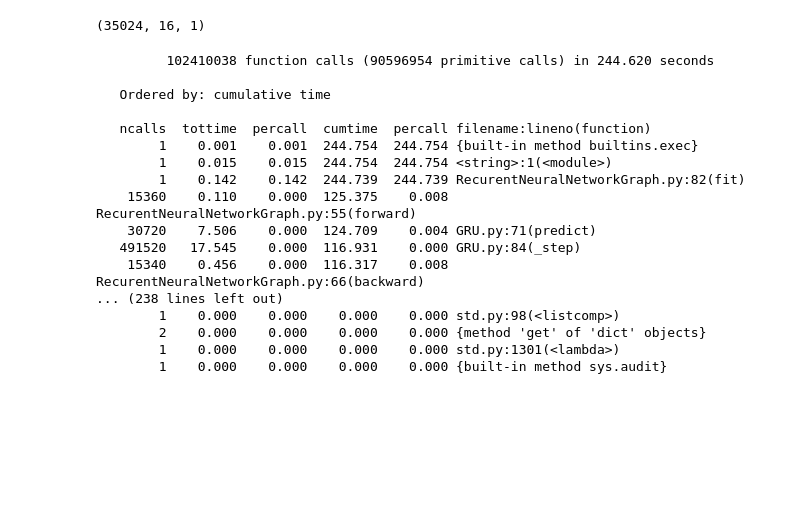
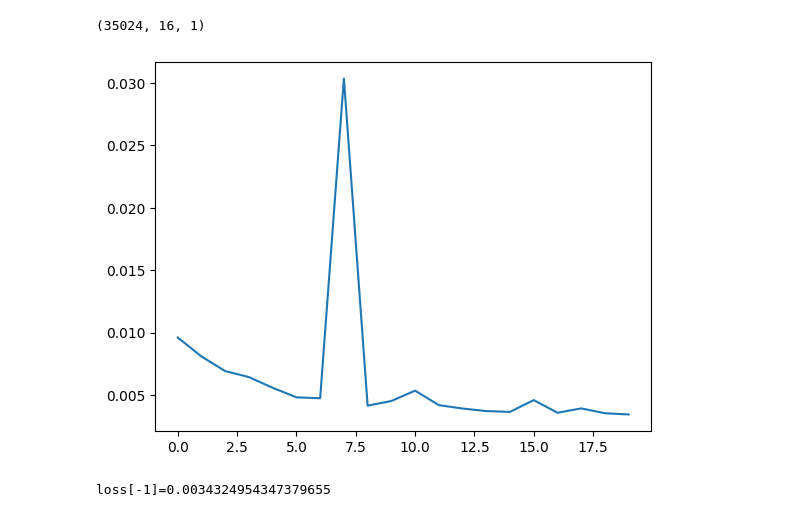
Before and after one commit to SudYar/FOSII, a Jupyter notebook: src/main/python/sudyar/jupyter/Lab3/RNN_Electric.ipynb, the cells around one changed output. Cells and saved outputs as stored; diff of their text form; code cells hidden in the pictures; blank space fills up the shorter version.

Commit message:
Добавлен LSTM написанный с автоградом

```diff
--- a/src/main/python/sudyar/jupyter/Lab3/RNN_Electric.ipynb
+++ b/src/main/python/sudyar/jupyter/Lab3/RNN_Electric.ipynb
@@ -20,4 +20,13 @@ from RecurentNeuralNetworkGraph import RecurentNeuralNetworkGraph
 
 epoch = 20
 arch = [X.shape[2], 16, 1]
-gru_test = RecurentNeuralNetworkGraph(arch, RecurrentLayerTypes.GRUgr, seq_len, 12e-3)
+lstm_test = RecurentNeuralNetworkGraph(arch, RecurrentLayerTypes.LSTMgr, seq_len , 24e-3)
+# %%
+loss_lstm_test = lstm_test.fit(X_train, y_train, epoch_count=epoch)
+# %%
+plt.plot(loss_lstm_test)
+plt.show()
+print(f"loss[-1]={loss_lstm_test[-1]}")
+# %% [output]
+[figure, added]
+loss[-1]=0.0034324954347379655
@@ -24,25 +37,7 @@ gru_test = RecurentNeuralNetworkGraph(arch, RecurrentLayerTypes.GRUgr, seq_len,
 # %%
 import cProfile
-cProfile.run("gru_test.fit(X_train, y_train, epoch_count=epoch)", sort="cumtime")
-# loss_gru_test = gru_test.fit(X_train, y_train, epoch_count=epoch)
+# cProfile.run("gru_test.fit(X_train, y_train, epoch_count=epoch)", sort="cumtime")
+loss_gru_test = gru_test.fit(X_train, y_train, epoch_count=epoch)
-# %% [output]
-         102410038 function calls (90596954 primitive calls) in 244.620 seconds
-
-   Ordered by: cumulative time
-
-   ncalls  tottime  percall  cumtime  percall filename:lineno(function)
-        1    0.001    0.001  244.754  244.754 {built-in method builtins.exec}
-        1    0.015    0.015  244.754  244.754 <string>:1(<module>)
-        1    0.142    0.142  244.739  244.739 RecurentNeuralNetworkGraph.py:82(fit)
-    15360    0.110    0.000  125.375    0.008 RecurentNeuralNetworkGraph.py:55(forward)
-    30720    7.506    0.000  124.709    0.004 GRU.py:71(predict)
-   491520   17.545    0.000  116.931    0.000 GRU.py:84(_step)
-    15340    0.456    0.000  116.317    0.008 RecurentNeuralNetworkGraph.py:66(backward)
-... (238 lines left out)
-        1    0.000    0.000    0.000    0.000 std.py:98(<listcomp>)
-        2    0.000    0.000    0.000    0.000 {method 'get' of 'dict' objects}
-        1    0.000    0.000    0.000    0.000 std.py:1301(<lambda>)
-        1    0.000    0.000    0.000    0.000 {built-in method sys.audit}
 # %%
 plt.plot(loss_gru_test)
 plt.show()
```
Also changed, not shown: parts of 9 cells of this notebook, 3 other files.
